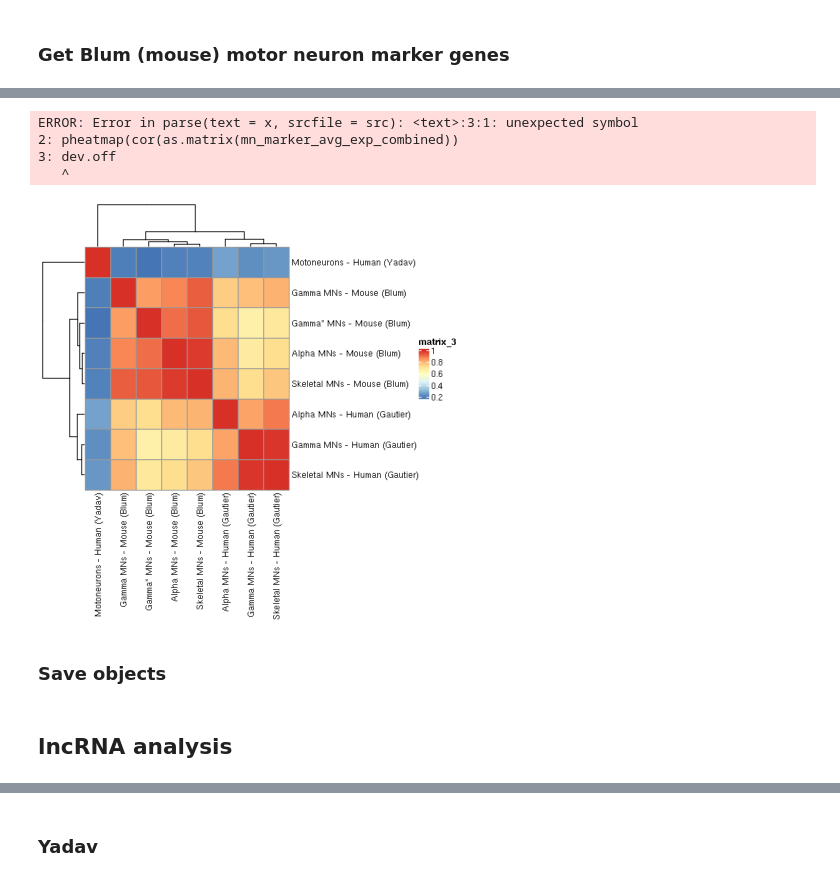
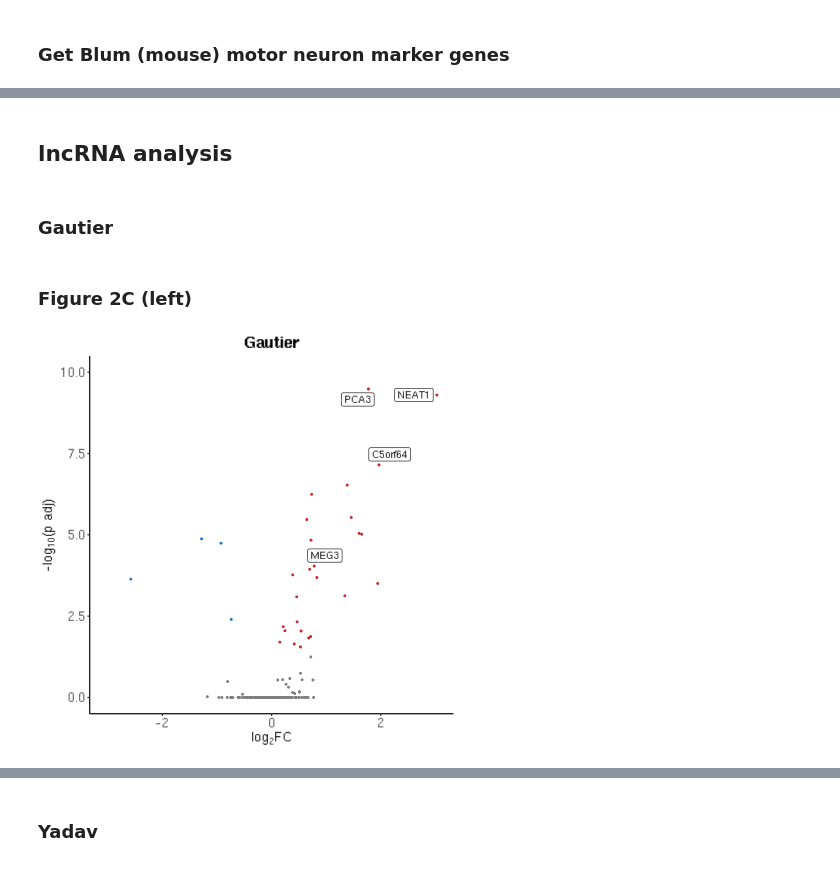
Before and after one commit to neurojacob/Gautier_Blum_2023, a Jupyter notebook: Matters Arising - Additional analyses.ipynb, the cells around one changed output, grey strips where cells are left out. Drawn from its saved outputs; the diff is of its cells as text; code cells hidden in the pictures.

```diff
--- a/Matters Arising - Additional analyses.ipynb
+++ b/Matters Arising - Additional analyses.ipynb
@@ -558,10 +237 @@ pheatmap(cor(as.matrix(mn_marker_avg_exp_combined)))
-# %%
-svglite(filename = paste(fig_dir, 'heatmap.svg', sep='/'))
-pheatmap(cor(as.matrix(mn_marker_avg_exp_combined))
-dev.off()
-# %% [output]
-ERROR: Error in parse(text = x, srcfile = src): <text>:3:1: unexpected symbol
-2: pheatmap(cor(as.matrix(mn_marker_avg_exp_combined))
-3: dev.off
-   ^
 # %%
@@ -571,9 +238,0 @@ pheatmap(cor(as.matrix(mn_marker_avg_exp_combined)), filename = paste(fig_dir, '
-# %%
-x <- mn_avg_exp_combined
-row.names(x) <- x$HGNC.symbol
-x <- dplyr::select(x, -HGNC.symbol)
-pheatmap(cor(as.matrix(x)))
-# %% [output]
-[figure, removed]
-# %% [markdown]
-### Save objects
@@ -588,3 +244,5 @@ lncrna <- getBM(attributes= c('hgnc_symbol'),
                  filters = "biotype",
                  value = 'lncRNA',
                  mart = ensembl)
+# %% [markdown]
+### Gautier
@@ -590,0 +259,8 @@ lncrna <- getBM(attributes= c('hgnc_symbol'),
+# %% [markdown]
+### Figure 2C (left)
+# %%
+gautier_mn_lncrna_volcano_plot <- make_volcano_plot(gautier_mn_lncrna_markers, 0, p_val_cutoff = 0.05, labeled_genes=c('PCA3', 'NEAT1', 'C5orf64', 'MEG3'), title = "Gautier", limits = c(0,10))
+gautier_mn_lncrna_volcano_plot <- rasterize(gautier_mn_lncrna_volcano_plot, layers="Point", dpi=500) + NoLegend()
+gautier_mn_lncrna_volcano_plot
+# %% [output]
+[figure, added]
```
Also changed, not shown: parts of 198 cells of this notebook, 3 other files.
